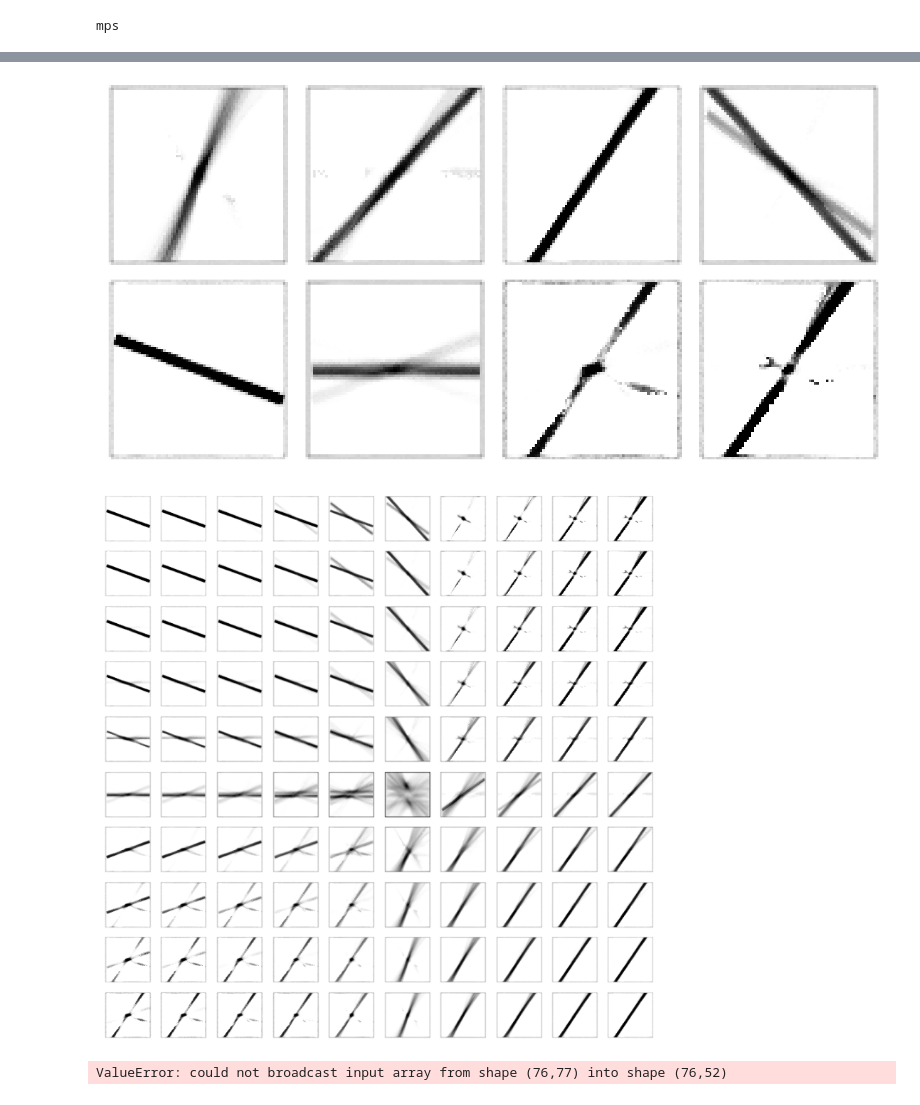
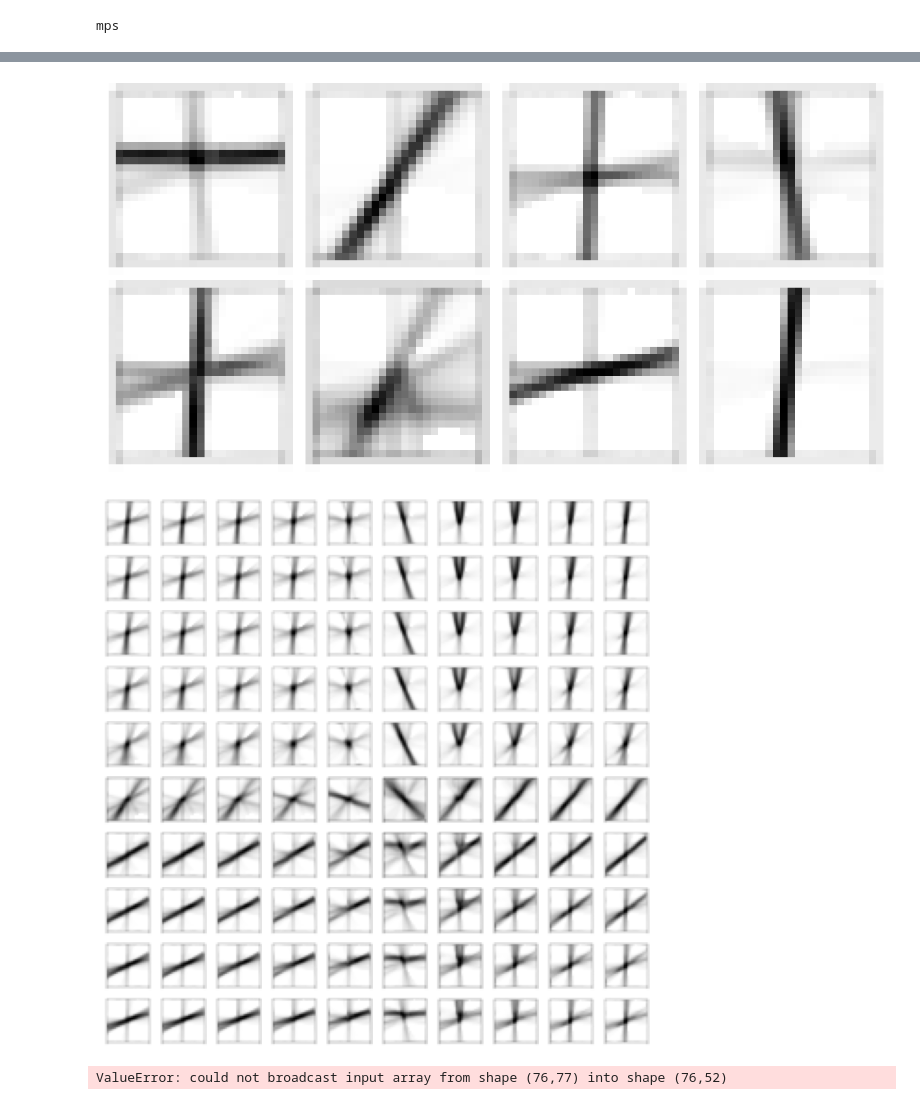
Before and after one commit to zroe1/image-bot, a Jupyter notebook: vae.ipynb, the cells around one changed output, grey strips where cells are left out. Cells and saved outputs as stored; diff of their text form; code cells hidden in the pictures.

Commit message:
non-linear vae test

```diff
--- a/vae.ipynb
+++ b/vae.ipynb
@@ -54,7 +59,7 @@ class NeuralNetwork(nn.Module):
     def __init__(self):
         super().__init__()
         self.encode = nn.Sequential(
-            nn.Linear(76 * 77, 256),
+            nn.Linear(IMG_SIZE, 256),
             nn.LeakyReLU(0.2),
             nn.Linear(256, 128),
             nn.LeakyReLU(0.2),
@@ -73,7 +78,7 @@ class NeuralNetwork(nn.Module):
             nn.LeakyReLU(0.2),
             nn.Linear(128, 256),
             nn.LeakyReLU(0.2),
-            nn.Linear(256, 76*77),
+            nn.Linear(256, IMG_SIZE),
             nn.Sigmoid()
         )
 
@@ -87,7 +92,7 @@ class NeuralNetwork(nn.Module):
         return z, mean, log_var
 
     def forward(self, x):
-        x = x.view(-1, 76*77)
+        x = x.view(-1, IMG_SIZE)
         encoded = self.encode(x)
         z, mean, logvar = self.get_latent(encoded)
         logits = self.decode(z)
@@ -139,7 +144,7 @@ def train(data, model, loss_fn, optimizer, id):
         x = x[0].to(device)
 
         pred, mean, logvar = model(x)
-        loss = loss_fn(pred, x.view(-1, 76*77), mean, logvar)
+        loss = loss_fn(pred, x.view(-1, IMG_SIZE), mean, logvar)
         loss_total += loss.item()
 
         # Backpropagation
@@ -172,7 +185,7 @@ to_print = []
 
 for i in range(50):
     pred, _, _ = model(imgs[i].to(device))
-    pred = pred.view(76,77)
+    pred = pred.view(IMG_HEIGHT, IMG_WIDTH)
     to_print += [imgs[i], pred.to("cpu").detach().numpy()]
 # %%
 fig = plt.figure(figsize=(10, 10))
@@ -187,36 +200,37 @@ plt.show()
 # %%
 inputs = [
-    torch.tensor([10.0, 0.0]),
-    torch.tensor([0.0, 10.0]),
-    torch.tensor([10.0, 10.0]),
-    torch.tensor([-10.0, 0]),
-    torch.tensor([-10.0, -10.0]),
-    torch.tensor([0.0, -10.0]),
-    torch.tensor([10.0, -10.0]),
-    torch.tensor([-10.0, 10.0]),
+    torch.tensor([1.0, 0.0]),
+    torch.tensor([0.0, 1.0]),
+    torch.tensor([1.0, 1.0]),
+    torch.tensor([-1.0, 0]),
+    torch.tensor([-1.0, -1.0]),
+    torch.tensor([0.0, -1.0]),
+    torch.tensor([1.0, -1.0]),
+    torch.tensor([-1.0, 1.0]),
 ]
 # %%
 fig = plt.figure(figsize=(20, 20))
 grid = ImageGrid(fig, 111, nrows_ncols=(2, 4), axes_pad=0.1)
 
 for ax, im in zip(grid, inputs):
     pred = model.decode(im.to(device))
-    pred = pred.view(76,77)
+    pred = pred.view(IMG_HEIGHT,IMG_WIDTH)
     ax.imshow(pred.to("cpu").detach().numpy(), cmap='gray')
     ax.axis('off')
 plt.show()
 # %% [output]
-[figure, old version]
+[figure, new version]
 # %%
 fig = plt.figure(figsize=(10, 10))
 grid = ImageGrid(fig, 111, nrows_ncols=(10,10), axes_pad=0.1)
 
 to_graph = []
-for i in np.arange(-10, 10.0, 2):
-    for j in np.arange(-10, 10.0, 2):
+m = .03
+for i in np.arange(-10 *m , 10.0 * m , 2 * m ):
+    for j in np.arange(-10 * m , 10.0 * m, 2* m ):
         latent = torch.tensor([i,j]).float()
         pred = model.decode(latent.to(device))
-        pred = pred.view(76, 77).detach().cpu().numpy()
+        pred = pred.view(IMG_HEIGHT, IMG_WIDTH).detach().cpu().numpy()
         to_graph.append(pred)
 
 
@@ -226,7 +240,7 @@ for ax, im in zip(grid, to_graph):
     ax.axis('off')
 plt.show()
 # %% [output]
-[figure, old version]
+[figure, new version]
 # %%
 import numpy as np
 # %%
```
Also changed, not shown: parts of 9 cells of this notebook.
